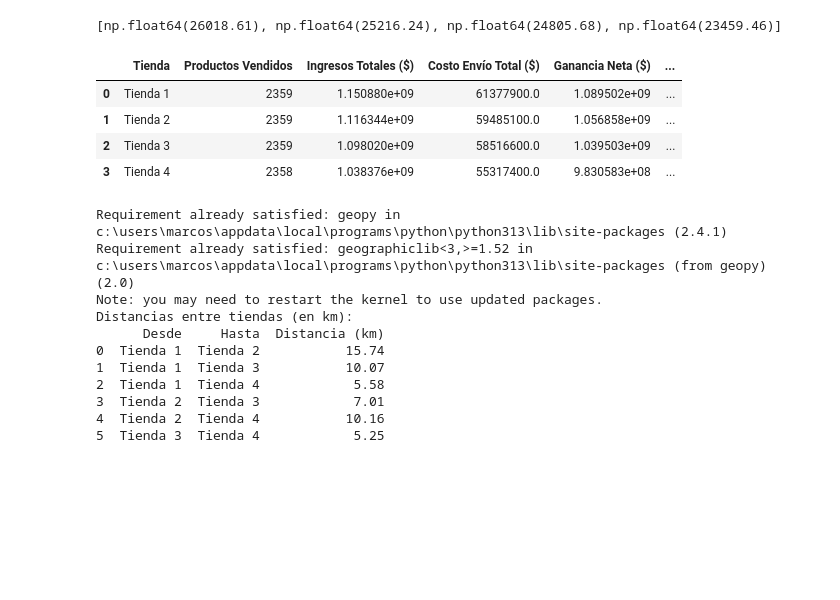
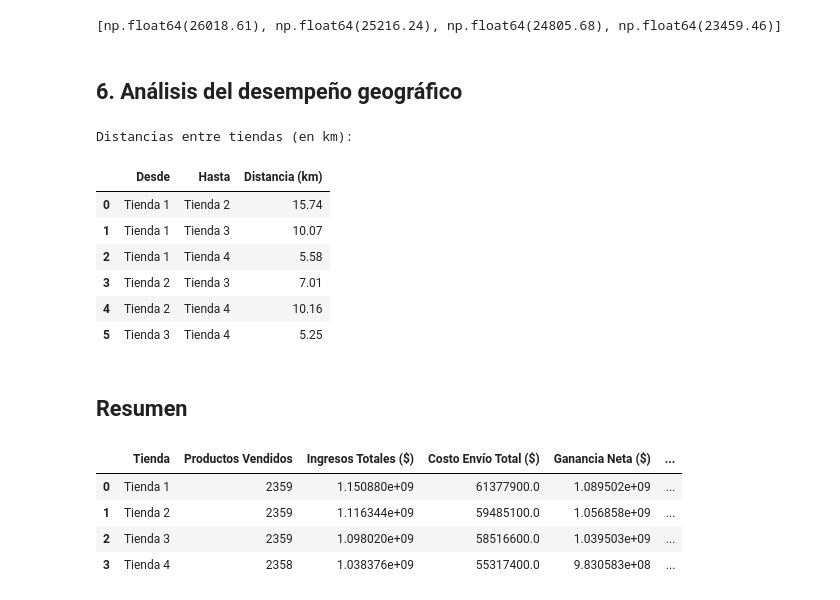
Before and after one commit to Blackpachamame/challenge-alura-store, a Jupyter notebook: AluraStoreLatam.ipynb, the cells around one changed output. Cells and saved outputs as stored; diff of their text form; code cells hidden in the pictures; blank space fills up the shorter version.

```diff
--- a/AluraStoreLatam.ipynb
+++ b/AluraStoreLatam.ipynb
@@ -239,6 +232,45 @@ envio_promedio = [round(tienda['Costo de envío'].mean(), 2) for tienda in tiend
 print(envio_promedio)
 # %% [output]
 [np.float64(26018.61), np.float64(25216.24), np.float64(24805.68), np.float64(23459.46)]
+# %% [markdown]
+## 6. Análisis del desempeño geográfico
+# %%
+coordenadas = []
+for tienda in tiendas:
+    lat_mean = tienda['lat'].mean()
+    lon_mean = tienda['lon'].mean()
+    coordenadas.append((lat_mean, lon_mean))
+
+# Crear DataFrame con coordenadas
+df_geo = pd.DataFrame(coordenadas, columns=['lat', 'lon'])
+df_geo['Tienda'] = nombres
+
+# Calcular distancias entre tiendas
+distancias = []
+for i in range(len(coordenadas)):
+    for j in range(i + 1, len(coordenadas)):
+        distancia_km = geodesic(coordenadas[i], coordenadas[j]).kilometers
+        distancias.append({
+            'Desde': nombres[i],
+            'Hasta': nombres[j],
+            'Distancia (km)': round(distancia_km, 2)
+        })
+df_distancias = pd.DataFrame(distancias)
+
+# Mostrar tabla de distancias
+print("Distancias entre tiendas (en km):")
+display(df_distancias)
+# %% [output]
+Distancias entre tiendas (en km):
+|  | Desde | Hasta | Distancia (km) |
+| 0 | Tienda 1 | Tienda 2 | 15.74 |
+| 1 | Tienda 1 | Tienda 3 | 10.07 |
+| 2 | Tienda 1 | Tienda 4 | 5.58 |
+| 3 | Tienda 2 | Tienda 3 | 7.01 |
+| 4 | Tienda 2 | Tienda 4 | 10.16 |
+| 5 | Tienda 3 | Tienda 4 | 5.25 |
+# %% [markdown]
+## Resumen
 # %%
 resumen_tiendas = []
 
@@ -279,44 +311,3 @@ df_resumen
 | 1 | Tienda 2 | 2359 | 1.116344e+09 | 59485100.0 | 1.056858e+09 | ... |
 | 2 | Tienda 3 | 2359 | 1.098020e+09 | 58516600.0 | 1.039503e+09 | ... |
 | 3 | Tienda 4 | 2358 | 1.038376e+09 | 55317400.0 | 9.830583e+08 | ... |
-# %%
-%pip install geopy
-
-from geopy.distance import geodesic
-coordenadas = []
-for tienda in tiendas:
-    lat_mean = tienda['lat'].mean()
-    lon_mean = tienda['lon'].mean()
-    coordenadas.append((lat_mean, lon_mean))
-
-# Crear DataFrame con coordenadas
-df_geo = pd.DataFrame(coordenadas, columns=['lat', 'lon'])
-df_geo['Tienda'] = nombres
-
-# Calcular distancias entre tiendas
-distancias = []
-for i in range(len(coordenadas)):
-    for j in range(i + 1, len(coordenadas)):
-        distancia_km = geodesic(coordenadas[i], coordenadas[j]).kilometers
-        distancias.append({
-            'Desde': nombres[i],
-            'Hasta': nombres[j],
-            'Distancia (km)': round(distancia_km, 2)
-        })
-df_distancias = pd.DataFrame(distancias)
-
-# Mostrar tabla de distancias
-print("Distancias entre tiendas (en km):")
-print(df_distancias)
-# %% [output]
-Requirement already satisfied: geopy in c:\users\marcos\appdata\local\programs\python\python313\lib\site-packages (2.4.1)
-Requirement already satisfied: geographiclib<3,>=1.52 in c:\users\marcos\appdata\local\programs\python\python313\lib\site-packages (from geopy) (2.0)
-Note: you may need to restart the kernel to use updated packages.
-Distancias entre tiendas (en km):
-      Desde     Hasta  Distancia (km)
-0  Tienda 1  Tienda 2           15.74
-1  Tienda 1  Tienda 3           10.07
-2  Tienda 1  Tienda 4            5.58
-3  Tienda 2  Tienda 3            7.01
-4  Tienda 2  Tienda 4           10.16
-5  Tienda 3  Tienda 4            5.25
```
Also changed, not shown: parts of 7 cells of this notebook.
